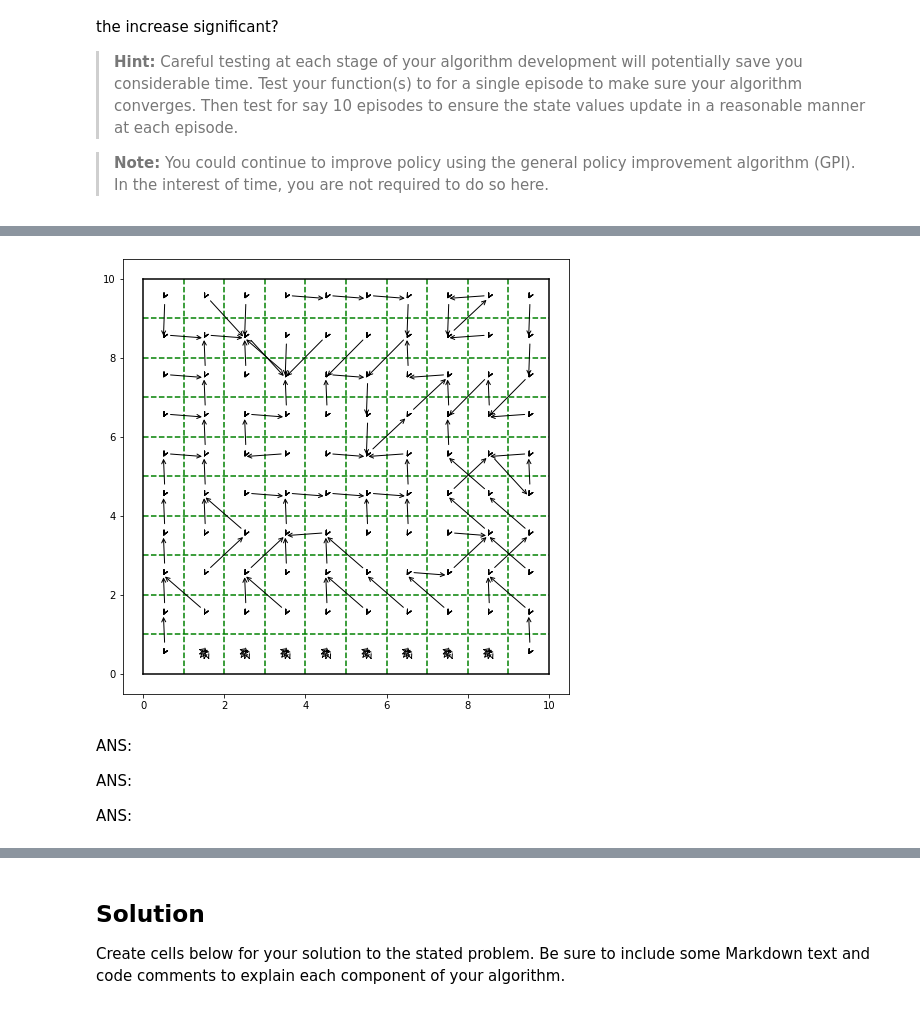
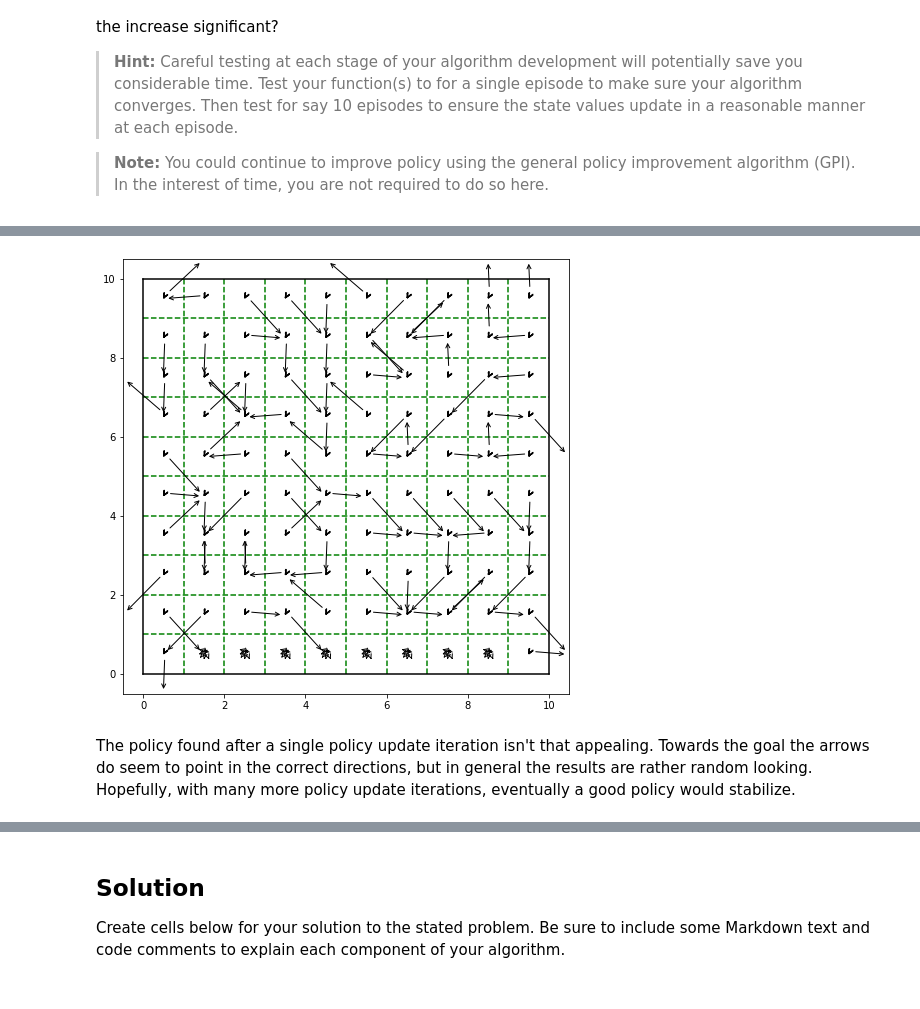
Before and after one commit to nverno/cs82-challenges, a Jupyter notebook: CliffWalking.ipynb, the cells around one changed output, grey strips where cells are left out. Cells and saved outputs as stored; diff of their text form; code cells hidden in the pictures.

Commit message:
final cliffwalk with iterative policy update

```diff
--- a/CliffWalking.ipynb
+++ b/CliffWalking.ipynb
@@ -385,5 +387,5 @@ def MC_action_value_episode(policy, Q, n_visits, inital_state, n_states, n_actio
 # %%
-def MC_action_values(policy, Q, n_episodes, inital_state, verbose=False):
+def MC_action_values(policy, Q, n_episodes, initial_state=0, verbose=False):
     '''
     Function evaluates the action-values given a policy for the specified number
     of episodes and initial state
@@ -391,21 +393,14 @@ def MC_action_values(policy, Q, n_episodes, inital_state, verbose=False):
     n_states = 100
     n_actions = 8
     ## Array to count visits to action-value pairs
-    n_visits = np.zeros((n_states, n_actions))
-    ## Dictionary to hold neighbor states
-    neighbors = {}
+    n_visits = np.ones((n_states, n_actions))
 
+    ## Take n_episodes MC samples
     for i in range(n_episodes):
-        ## One episode of MC
-        if verbose and i % 10 == 0: print (f"running episode #{i}")
+        if verbose and i % 100 == 0: print(f"episode {i}")
         Q, n_visits =\
             MC_action_value_episode(
                 policy, Q, n_visits, initial_state, n_states, n_actions)
+
     return Q
-
-
-def print_Q(Q):
-    """Helper to pretty print Q output"""
-    Q = pd.DataFrame(Q, columns = ['N', 'S', 'E', 'NE', 'SE', 'W', 'NW', 'SW'])
-    print(Q)
 # %%
@@ -436,15 +449,11 @@ running episode #990
 # %%
-def update_policy(policy, Q, epsilon):
+def update_policy(policy, Q, epsilon, nstates=100, keys=raw_actions):
     '''
     Updates the policy based on estimates of Q using an epslion greedy
     algorithm. The action with the highest action value is used.
     '''
-
-    ## Find the keys for the actions in the policy
-    keys = actions
-
     ## Iterate over the states and find the maximm action value.
-    for state in range(100):
+    for state in range(nstates):
         ## First find the index of the max Q values
         q = Q[state,:]
         max_action_index = np.where(q == max(q))[0]
@@ -459,11 +468,16 @@ def update_policy(policy, Q, epsilon):
         ## Now assign the probabilities to the policy as epsilon greedy.
         for key in keys:
             index = get_action_index(key)
-            if(index in max_action_index): policy[nx][ny][index] = p_max_transitions
-            else: policy[nx][ny][index] = epsilon
+            if index in max_action_index:
+                policy[nx][ny][index] = p_max_transitions
+            else:
+                policy[nx][ny][index] = epsilon
+            policy[nx,ny,:] /= sum(policy[nx,ny,:])
+
     return policy
 # %%
-# Update policy based on Q
-policy = update_policy(deepcopy(initial_policy), Q, 0.0001)
-policy[0][9]
+# Update policy based on Q, single iteration
+eps = 0.01
+policy = update_policy(deepcopy(initial_policy), Q, eps)
+policy[0]
 # %% [output]
@@ -546,12 +558,8 @@ def display_policy(policy, num_cells = 10, lims = 10.0):
     ax.plot([lims,0.0], [lims,lims], color = 'black')
     ax.plot([lims,lims], [0.0,lims], color = 'black')
 # %%
-display_policy(np.array(policy))
+display_policy(policy)
 # %% [output]
-[figure, old version]
+[figure, new version]
-# %% [markdown]
-ANS:
-
-ANS:
-
-ANS:
+# %% [markdown]
+The policy found after a single policy update iteration isn't that appealing.  Towards the goal the arrows do seem to point in the correct directions, but in general the results are rather random looking.  Hopefully, with many more policy update iterations, eventually a good policy would stabilize.
```
Also changed, not shown: parts of 28 cells of this notebook, 2 other files.
